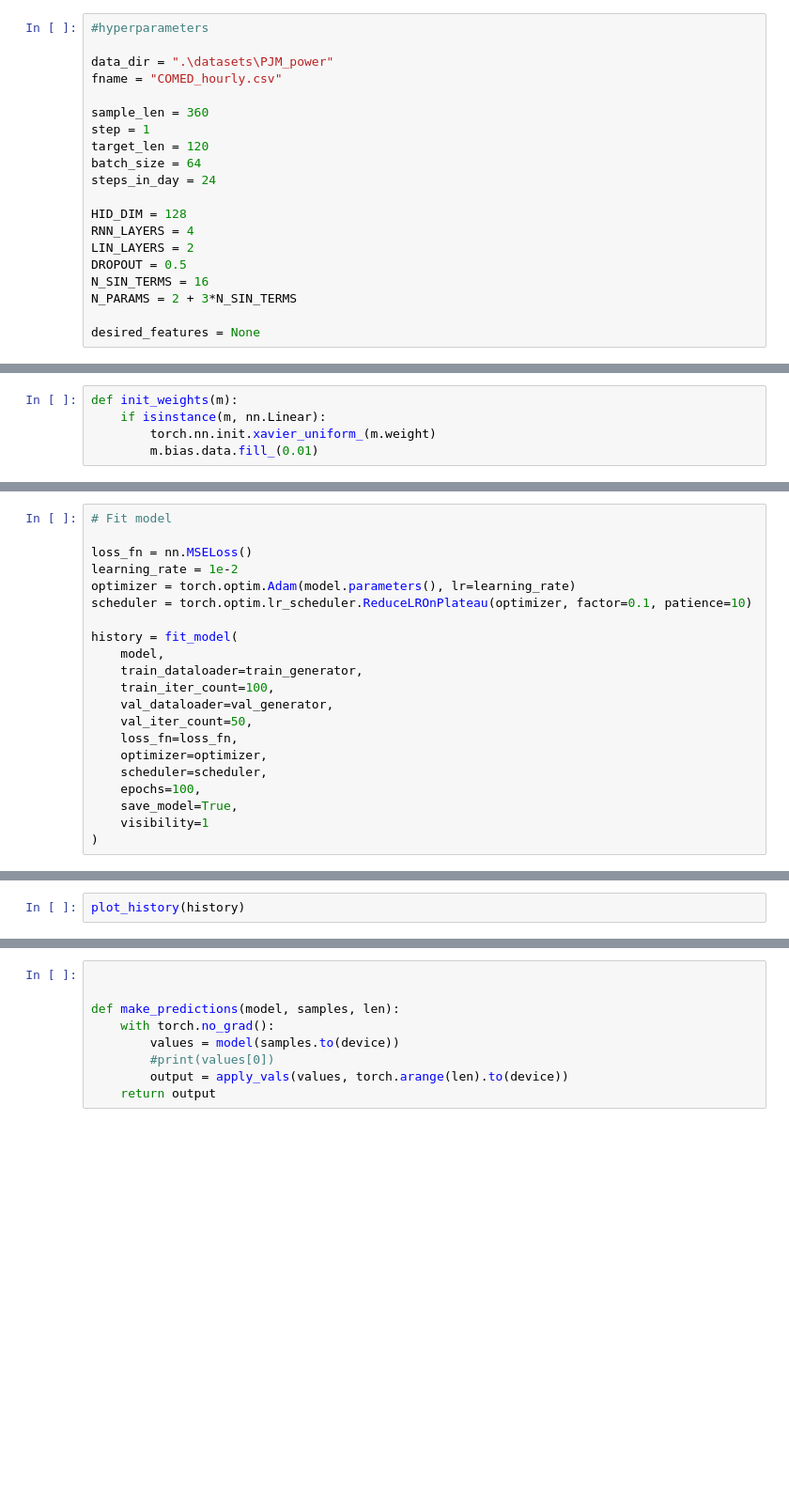
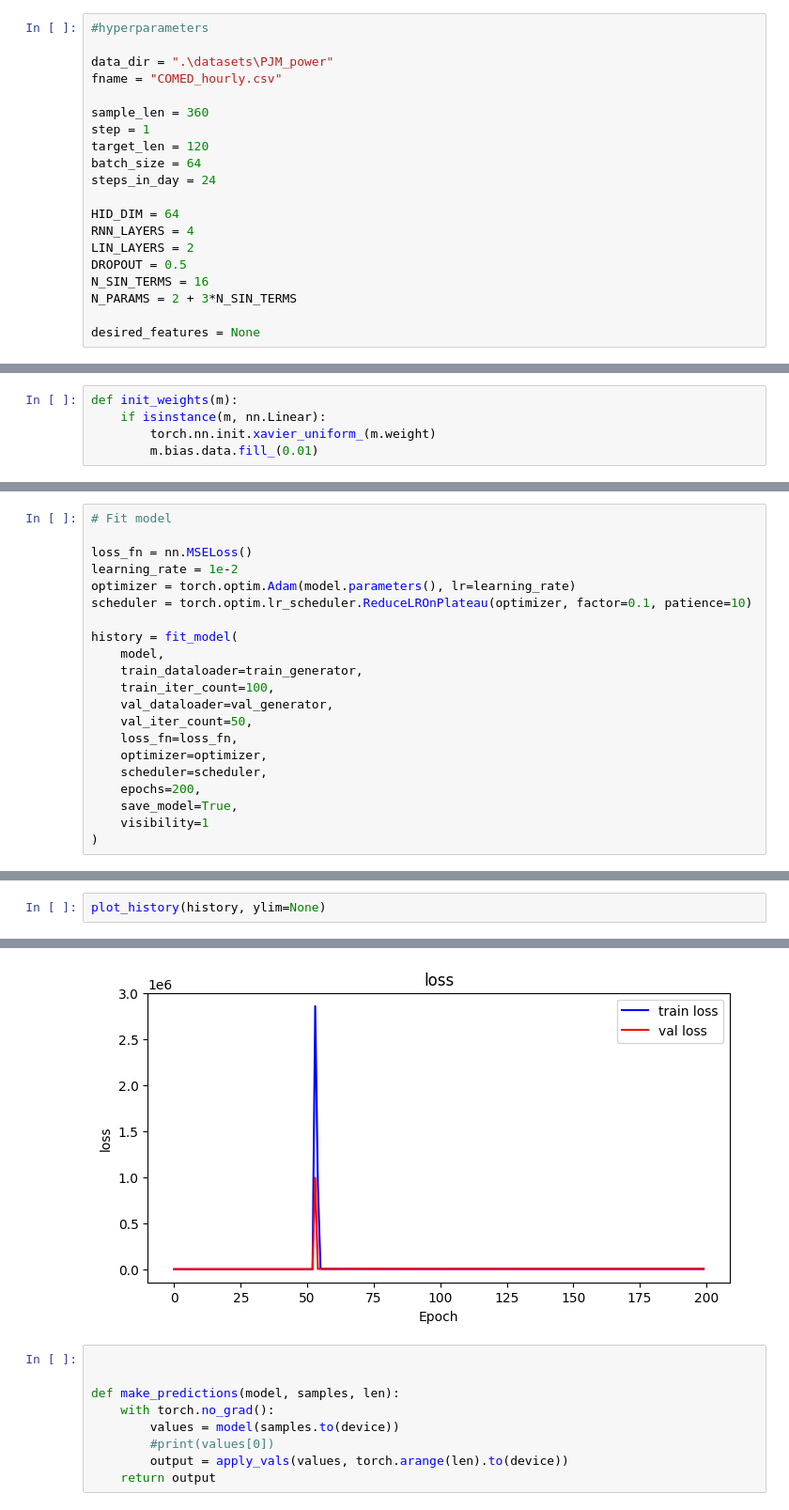
Before and after one commit to ravariu-eugen/seq2seq, a Jupyter notebook: fourier-seq2seq.ipynb, the cells around one changed output, grey strips where cells are left out. Shown at 94% size. Saved outputs shown, nothing was run; the diff lists cells and outputs as text; blank space fills up the shorter version.

Commit message:
added ylim to plothistory

```diff
--- a/fourier-seq2seq.ipynb
+++ b/fourier-seq2seq.ipynb
@@ -37,7 +40,7 @@ target_len = 120
 batch_size = 64
 steps_in_day = 24
 
-HID_DIM = 128
+HID_DIM = 64
 RNN_LAYERS = 4
 LIN_LAYERS = 2
 DROPOUT = 0.5
@@ -379,7 +424,7 @@ history = fit_model(
     loss_fn=loss_fn,
     optimizer=optimizer,
     scheduler=scheduler,
-    epochs=100,
+    epochs=200,
     save_model=True,
     visibility=1
 )
@@ -386,2 +435,3 @@ history = fit_model(
 # %%
-plot_history(history)
+plot_history(history, ylim=None)
+# %% [output]
@@ -388,3 +439,4 @@ plot_history(history)
+[figure, added]
 # %%
 
 
```
Also changed, not shown: parts of 11 cells of this notebook, 3 other files.
